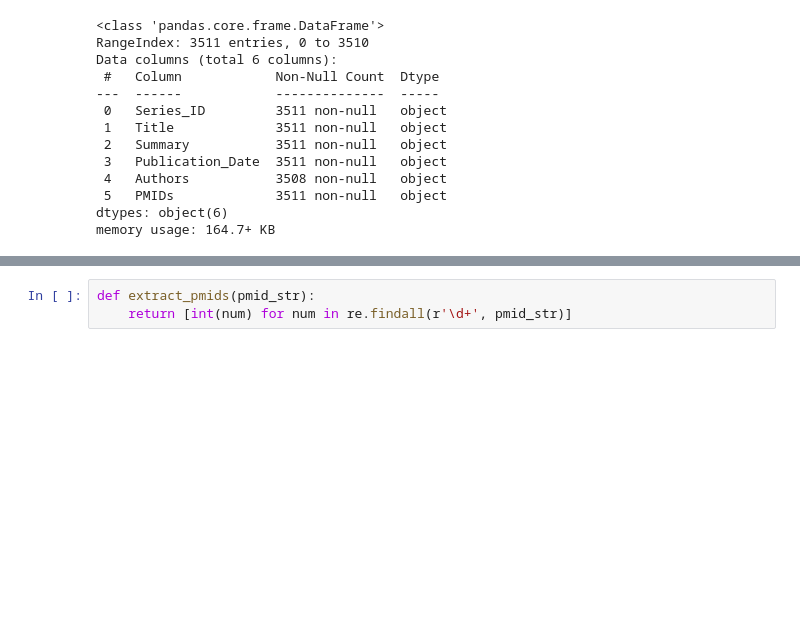
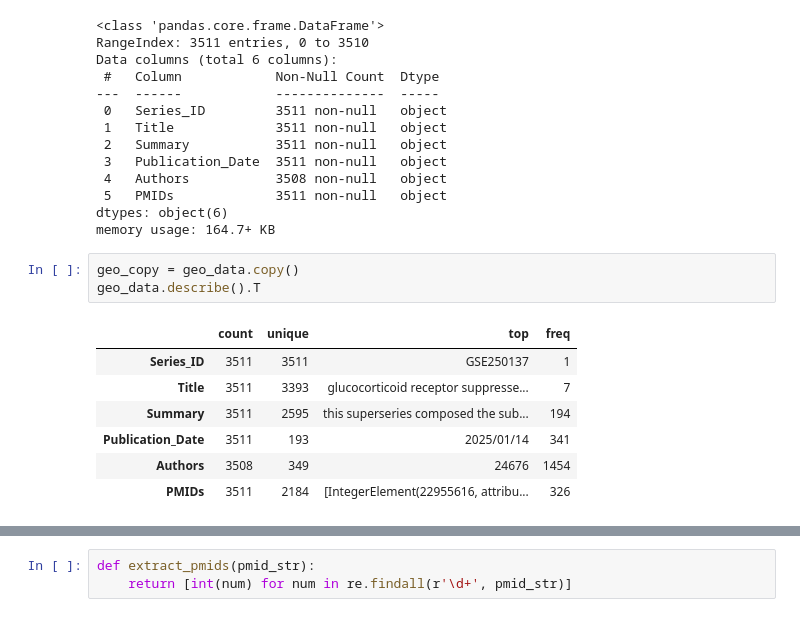
Before and after one commit to sakshigorkhali/Scholar_recommender, a Jupyter notebook: 1_Sakshi_Part1.ipynb, the cells around one changed output, grey strips where cells are left out. Drawn from its saved outputs; the diff is of its cells as text; blank space fills up the shorter version.

```diff
--- a/1_Sakshi_Part1.ipynb
+++ b/1_Sakshi_Part1.ipynb
@@ -126,3 +128,14 @@ Data columns (total 6 columns):
  5   PMIDs             3511 non-null   object
 dtypes: object(6)
 memory usage: 164.7+ KB
+# %%
+geo_copy = geo_data.copy()
+geo_data.describe().T
+# %% [output]
+|  | count | unique | top | freq |
+| Series_ID | 3511 | 3511 | GSE250137 | 1 |
+| Title | 3511 | 3393 | glucocorticoid receptor suppresse... | 7 |
+| Summary | 3511 | 2595 | this superseries composed the sub... | 194 |
+| Publication_Date | 3511 | 193 | 2025/01/14 | 341 |
+| Authors | 3508 | 349 | 24676 | 1454 |
+| PMIDs | 3511 | 2184 | [IntegerElement(22955616, attribu... | 326 |
```
Also changed, not shown: parts of 23 cells of this notebook.
